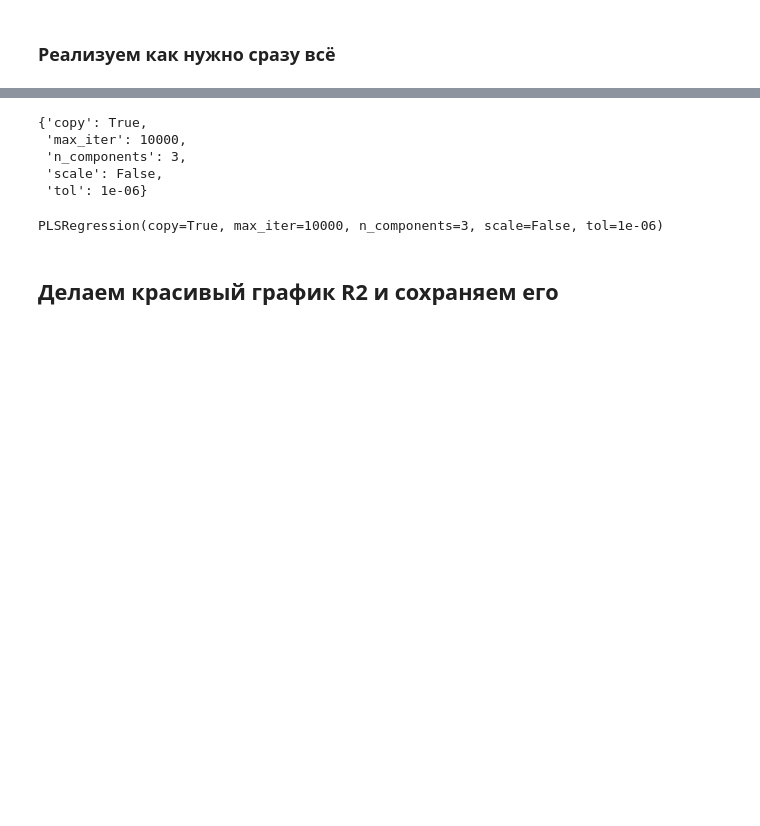
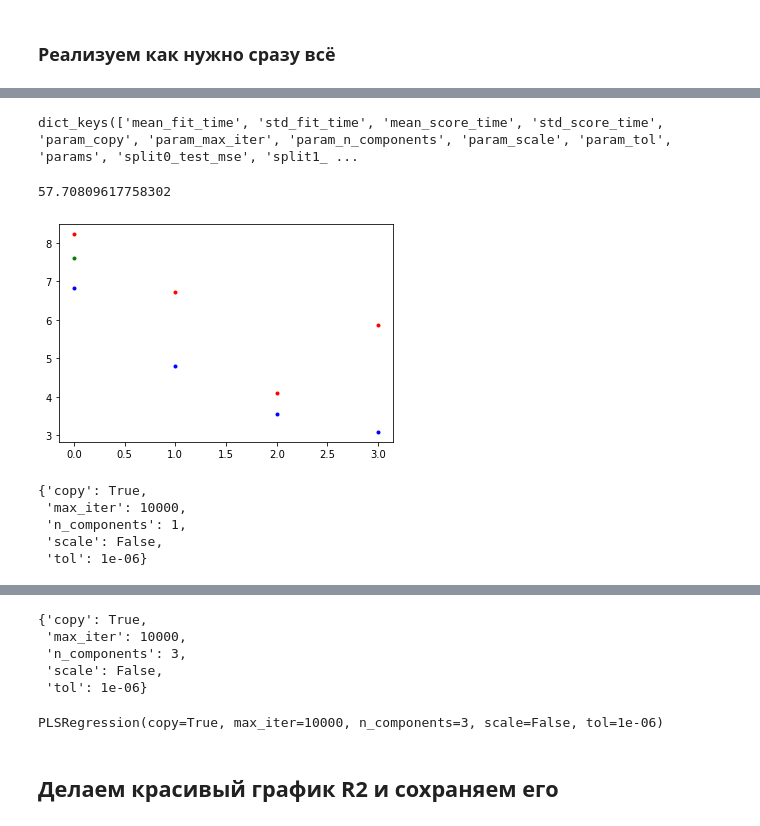
Before and after one commit to 89605502155/ML-repositry, a Jupyter notebook: PLS1_regression.ipynb, the cells around one changed output, grey strips where cells are left out. Saved outputs shown, nothing was run; the diff lists cells and outputs as text; code cells hidden in the pictures; blank space fills up the shorter version.

```diff
--- a/PLS1_regression.ipynb
+++ b/PLS1_regression.ipynb
@@ -51,18 +151,43 @@ print(y_train.shape)
 # %%
 pls1 = PLSRegression()
+#pls1 =PLS_RMSE()
+scoring={'mse': make_scorer(mean_squared_error),'r2':'r2'}
 parametrsNames={
     'copy': [True],
     'max_iter': [10000],
-    'n_components': range(1,21),
+    'n_components': range(1,5),
     'scale': [False],
     'tol': [1e-06]
 }
-gridCought=GridSearchCV(pls1, parametrsNames, cv=5,return_train_score=True)
+#scoring=scoring,refit='mse'
+gridCought=GridSearchCV(pls1, parametrsNames, cv=5, scoring=scoring,refit='mse',return_train_score=True)
 gridCought.fit(X_train,y_train)
 r2_p=gridCought.score(X_test, y_test)
-r2_cv=gridCought.cv_results_[ "mean_test_score" ]
-r2_c=gridCought.cv_results_[ "mean_train_score" ]
+print(gridCought.cv_results_.keys())
+r2_cv=gridCought.cv_results_[ "mean_test_mse" ]
+r2_c=gridCought.cv_results_[ "mean_train_mse" ]
 predictors=gridCought.predict(X_test)
+# %% [output]
+dict_keys(['mean_fit_time', 'std_fit_time', 'mean_score_time', 'std_score_time', 'param_copy', 'param_max_iter', 'param_n_components', 'param_scale', 'param_tol', 'params', 'split0_test_mse', 'split1_ ...
+# %%
+r2_p
+# %% [output]
+57.70809617758302
+# %%
+plt.plot(r2_p**0.5,".", color="green")
+plt.plot(r2_c**0.5, ".", color="blue")
+plt.plot(r2_cv**0.5,".", color="red")
+plt.show()
+# %% [output]
+[figure, added]
+# %%
+gridCought.best_params_
+# %% [output]
+{'copy': True,
+ 'max_iter': 10000,
+ 'n_components': 1,
+ 'scale': False,
+ 'tol': 1e-06}
 # %%
 plt.plot(r2_p,".", color="green")
 plt.plot(r2_c, ".", color="blue")
```
Also changed, not shown: parts of 20 cells of this notebook.
